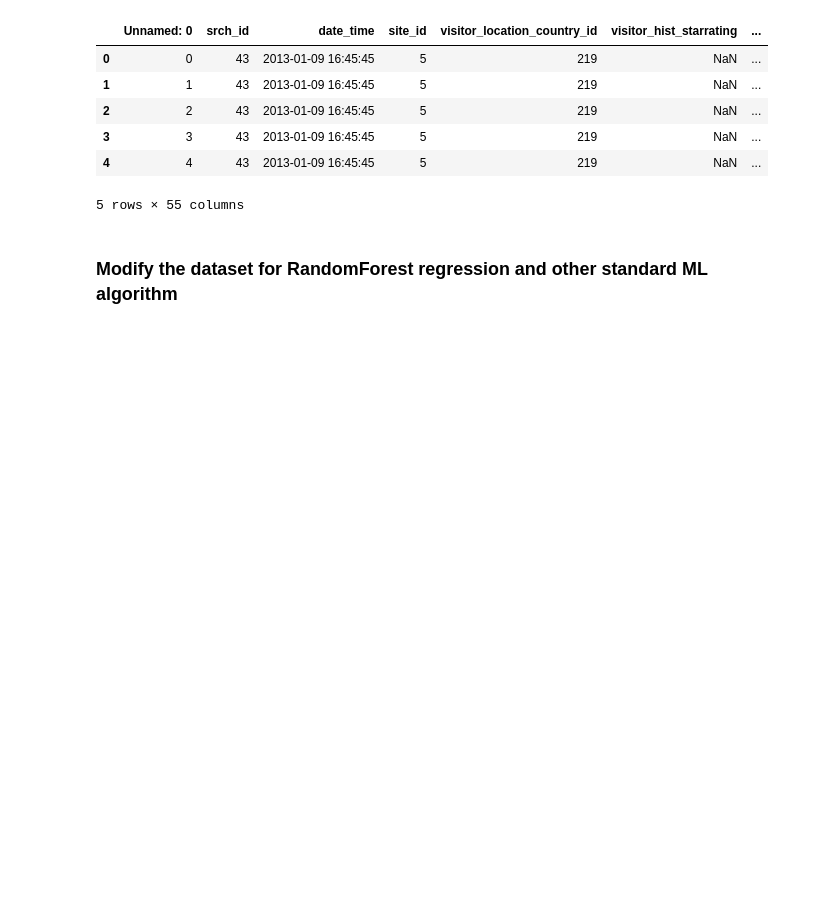
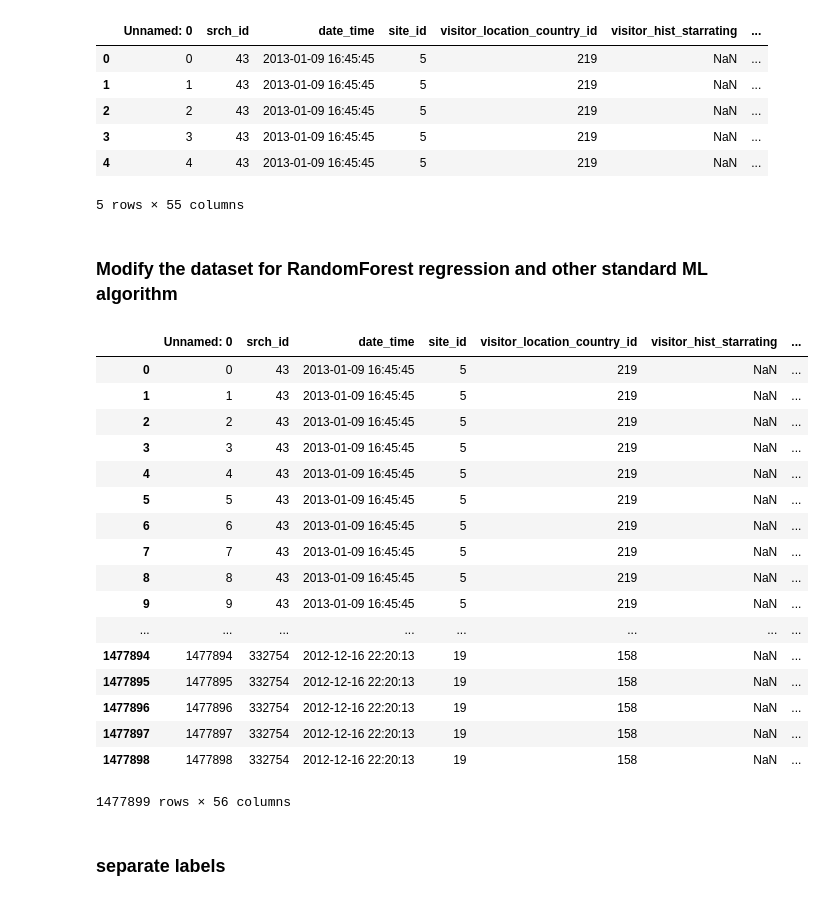
Before and after one commit to DavideBrex/Expedia-Hotels-recommendation-system, a Jupyter notebook: Test_ranking_models.ipynb, the cells around one changed output. Drawn from its saved outputs; the diff is of its cells as text; code cells hidden in the pictures; blank space fills up the shorter version.

```diff
--- a/Test_ranking_models.ipynb
+++ b/Test_ranking_models.ipynb
@@ -18,4 +18,35 @@ train.head()
 ### Modify the dataset for RandomForest regression and other standard ML algorithm
 # %%
 #Adding Score columns: 5 for booked, 1 clicked and 0 the rest
-train['c'] = train.apply(lambda x: max(len(x['a']), len(x['b'])), axis=1)
+def assign_score(x):
+    if x["booking_bool"]==1:
+        val=5
+    elif x["click_bool"]==1:
+        val=1
+    else:
+        val=0
+    return val
+
+
+train['score'] = train.apply(assign_score , axis=1)
+# %%
+train
+# %% [output]
+|  | Unnamed: 0 | srch_id | date_time | site_id | visitor_location_country_id | visitor_hist_starrating | ... |
+| 0 | 0 | 43 | 2013-01-09 16:45:45 | 5 | 219 | NaN | ... |
+| 1 | 1 | 43 | 2013-01-09 16:45:45 | 5 | 219 | NaN | ... |
+| 2 | 2 | 43 | 2013-01-09 16:45:45 | 5 | 219 | NaN | ... |
+| 3 | 3 | 43 | 2013-01-09 16:45:45 | 5 | 219 | NaN | ... |
+| 4 | 4 | 43 | 2013-01-09 16:45:45 | 5 | 219 | NaN | ... |
+| 5 | 5 | 43 | 2013-01-09 16:45:45 | 5 | 219 | NaN | ... |
+| 6 | 6 | 43 | 2013-01-09 16:45:45 | 5 | 219 | NaN | ... |
+| 7 | 7 | 43 | 2013-01-09 16:45:45 | 5 | 219 | NaN | ... |
+| 8 | 8 | 43 | 2013-01-09 16:45:45 | 5 | 219 | NaN | ... |
+| 9 | 9 | 43 | 2013-01-09 16:45:45 | 5 | 219 | NaN | ... |
+| ... | ... | ... | ... | ... | ... | ... | ... |
+| 1477894 | 1477894 | 332754 | 2012-12-16 22:20:13 | 19 | 158 | NaN | ... |
+| 1477895 | 1477895 | 332754 | 2012-12-16 22:20:13 | 19 | 158 | NaN | ... |
+| 1477896 | 1477896 | 332754 | 2012-12-16 22:20:13 | 19 | 158 | NaN | ... |
+| 1477897 | 1477897 | 332754 | 2012-12-16 22:20:13 | 19 | 158 | NaN | ... |
+| 1477898 | 1477898 | 332754 | 2012-12-16 22:20:13 | 19 | 158 | NaN | ... |
+1477899 rows × 56 columns
@@ -21,0 +57,2 @@ train['c'] = train.apply(lambda x: max(len(x['a']), len(x['b'])), axis=1)
+# %% [markdown]
+### separate labels
```
Also changed, not shown: parts of 2 cells of this notebook.
